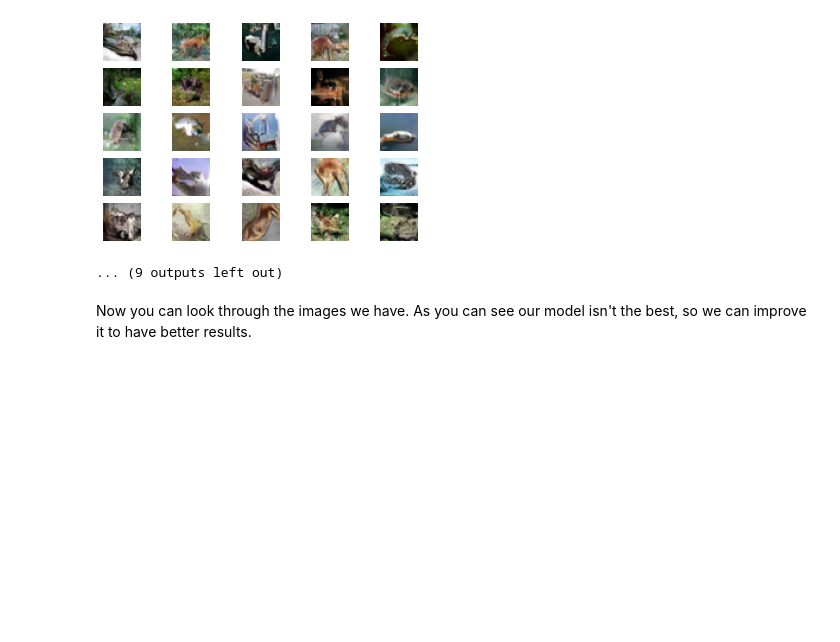
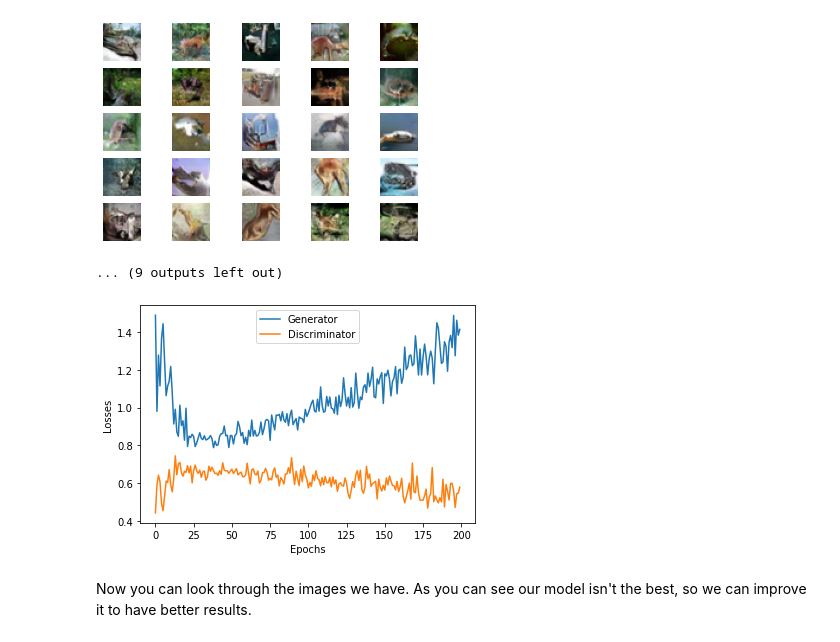
Before and after one commit to mariaKozlovtseva/GAN_model, a Jupyter notebook: pr/GAN_model.ipynb, the cells around one changed output. Cells and saved outputs as stored; diff of their text form; code cells hidden in the pictures; blank space fills up the shorter version.

Commit message:
add plot of losses

```diff
--- a/pr/GAN_model.ipynb
+++ b/pr/GAN_model.ipynb
@@ -183,6 +183,16 @@ Streaming output truncated to the last 5000 lines.
 [figure]
 [figure]
 ... (9 outputs left out)
+# %%
+# as the rule, G's and D's losses won't decrease, they always will be at the same level
+plt.plot(g_losses, label='Generator')
+plt.plot(d_losses, label='Discriminator')
+plt.legend()
+plt.ylabel('Losses')
+plt.xlabel('Epochs')
+plt.show()
+# %% [output]
+[figure, added]
 # %% [markdown]
 Now you can look through the images we have. As you can see our model isn't the best, so we can improve it to have better results.
 # %%
```
